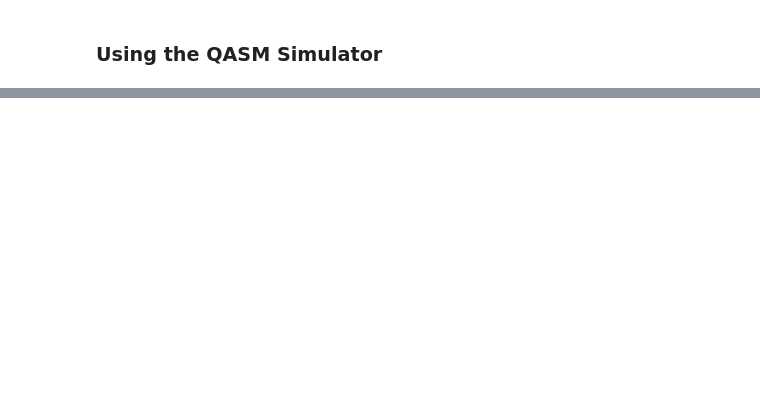
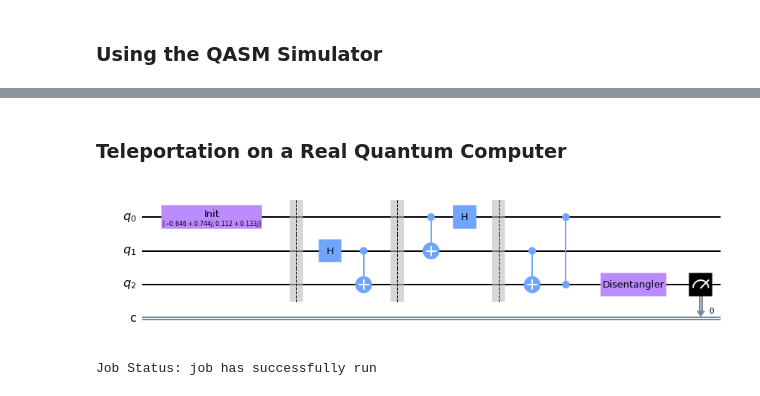
Before and after one commit to kamalpangeni/QuantumComputing, a Jupyter notebook: Quantum Teleportation with Qiskit.ipynb, the cells around one changed output, grey strips where cells are left out. Cells and saved outputs as stored; diff of their text form; code cells hidden in the pictures; blank space fills up the shorter version.

Commit message:
added teleportation on real quantum computer section

```diff
--- a/Quantum Teleportation with Qiskit.ipynb
+++ b/Quantum Teleportation with Qiskit.ipynb
@@ -266,0 +279,32 @@ plot_histogram(counts)
+# %% [markdown]
+### Teleportation on a Real Quantum Computer
+# %%
+def new_bob_gates(qc, a, b, c):
+    qc.cx(b, c)
+    qc.cz(a, c)
+# %%
+qc = QuantumCircuit(3,1)
+
+# First, let's initialize Alice's q0
+qc.append(init_gate, [0])
+qc.barrier()
+
+# Now begins the teleportation protocol
+create_bell_pair(qc, 1, 2)
+qc.barrier()
+# Send q1 to Alice and q2 to Bob
+alice_gates(qc, 0, 1)
+qc.barrier()
+# Alice sends classical bits to Bob
+new_bob_gates(qc, 0, 1, 2)
+
+# We undo the initialization process
+qc.append(inverse_init_gate, [2])
+
+# See the results, we only care about the state of qubit 2
+qc.measure(2,0)
+
+# View the results:
+qc.draw('mpl')
+# %% [output]
+[figure, added]
@@ -266,0 +315,12 @@ plot_histogram(counts)
+# %%
+# get the least-busy backend at IBM and run the quantum circuit there
+from qiskit.providers.ibmq import least_busy
+from qiskit.tools.monitor import job_monitor
+backend = least_busy(provider.backends(filters=lambda b: b.configuration().n_qubits >= 3 and
+                                   not b.configuration().simulator and b.status().operational==True))
+t_qc = transpile(qc, backend, optimization_level=3)
+qobj = assemble(t_qc)
+job = backend.run(qobj)
+job_monitor(job)  # displays job status under cell
+# %% [output]
+Job Status: job has successfully run
```
Also changed, not shown: parts of 18 cells of this notebook.
